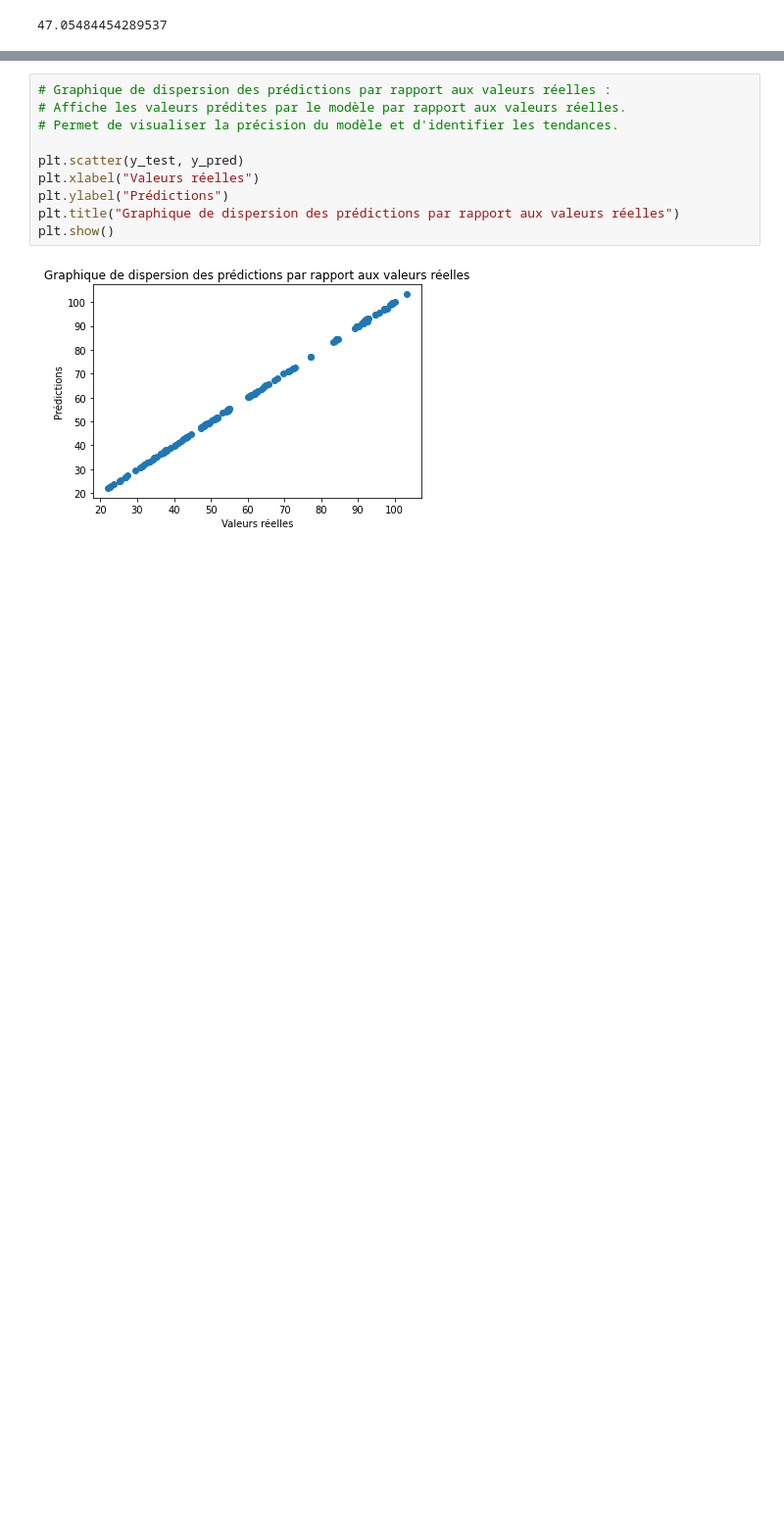
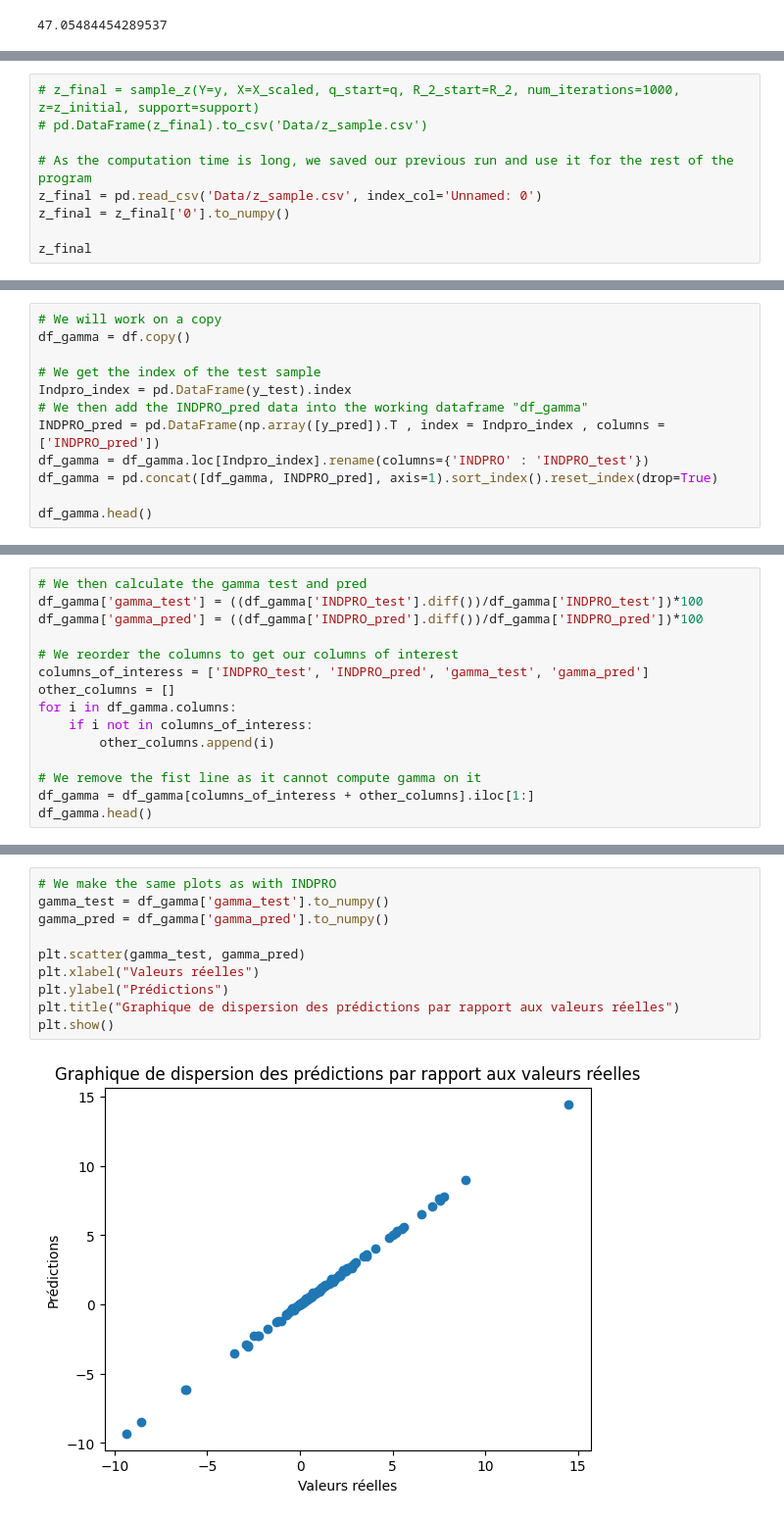
Before and after one commit to arthursabre/bayesian_statistics_project, a Jupyter notebook: Gibbs brut.ipynb, the cells around one changed output, grey strips where cells are left out. Shown at 98% size. Drawn from its saved outputs; the diff is of its cells as text; blank space fills up the shorter version.

```diff
--- a/Gibbs brut.ipynb
+++ b/Gibbs brut.ipynb
@@ -183,0 +165,9 @@ array([1, 0, 1, 1, 0, 1, 1, 0, 1, 1, 0, 0, 0, 1, 1, 1, 0, 0, 0, 1, 1, 1,
+# %%
+# z_final = sample_z(Y=y, X=X_scaled, q_start=q, R_2_start=R_2, num_iterations=1000, z=z_initial, support=support)
+# pd.DataFrame(z_final).to_csv('Data/z_sample.csv')
+
+# As the computation time is long, we saved our previous run and use it for the rest of the program
+z_final = pd.read_csv('Data/z_sample.csv', index_col='Unnamed: 0')
+z_final = z_final['0'].to_numpy()
+
+z_final
@@ -216,0 +263,12 @@ Coefficients beta: [ 1.22037348e+00 -5.79948434e-01 -1.45463977e+00 -1.35191100e
+# %%
+# We will work on a copy
+df_gamma = df.copy()
+
+# We get the index of the test sample
+Indpro_index = pd.DataFrame(y_test).index
+# We then add the INDPRO_pred data into the working dataframe "df_gamma"
+INDPRO_pred = pd.DataFrame(np.array([y_pred]).T , index = Indpro_index , columns = ['INDPRO_pred'])
+df_gamma = df_gamma.loc[Indpro_index].rename(columns={'INDPRO' : 'INDPRO_test'})
+df_gamma = pd.concat([df_gamma, INDPRO_pred], axis=1).sort_index().reset_index(drop=True)
+
+df_gamma.head()
@@ -216,0 +283,15 @@ Coefficients beta: [ 1.22037348e+00 -5.79948434e-01 -1.45463977e+00 -1.35191100e
+# %%
+# We then calculate the gamma test and pred
+df_gamma['gamma_test'] = ((df_gamma['INDPRO_test'].diff())/df_gamma['INDPRO_test'])*100
+df_gamma['gamma_pred'] = ((df_gamma['INDPRO_pred'].diff())/df_gamma['INDPRO_pred'])*100
+
+# We reorder the columns to get our columns of interest
+columns_of_interess = ['INDPRO_test', 'INDPRO_pred', 'gamma_test', 'gamma_pred']
+other_columns = []
+for i in df_gamma.columns:
+    if i not in columns_of_interess:
+        other_columns.append(i)
+
+# We remove the fist line as it cannot compute gamma on it
+df_gamma = df_gamma[columns_of_interess + other_columns].iloc[1:]
+df_gamma.head()
@@ -217,13 +311,13 @@ Coefficients beta: [ 1.22037348e+00 -5.79948434e-01 -1.45463977e+00 -1.35191100e
 # %%
-# Graphique de dispersion des prédictions par rapport aux valeurs réelles :
-# Affiche les valeurs prédites par le modèle par rapport aux valeurs réelles.
-# Permet de visualiser la précision du modèle et d'identifier les tendances.
+# We make the same plots as with INDPRO
+gamma_test = df_gamma['gamma_test'].to_numpy()
+gamma_pred = df_gamma['gamma_pred'].to_numpy()
 
-plt.scatter(y_test, y_pred)
+plt.scatter(gamma_test, gamma_pred)
 plt.xlabel("Valeurs réelles")
 plt.ylabel("Prédictions")
 plt.title("Graphique de dispersion des prédictions par rapport aux valeurs réelles")
 plt.show()
 # %% [output]
-[figure, old version]
+[figure, new version]
 # %%
```
Also changed, not shown: parts of 43 cells of this notebook, 2 other files.
